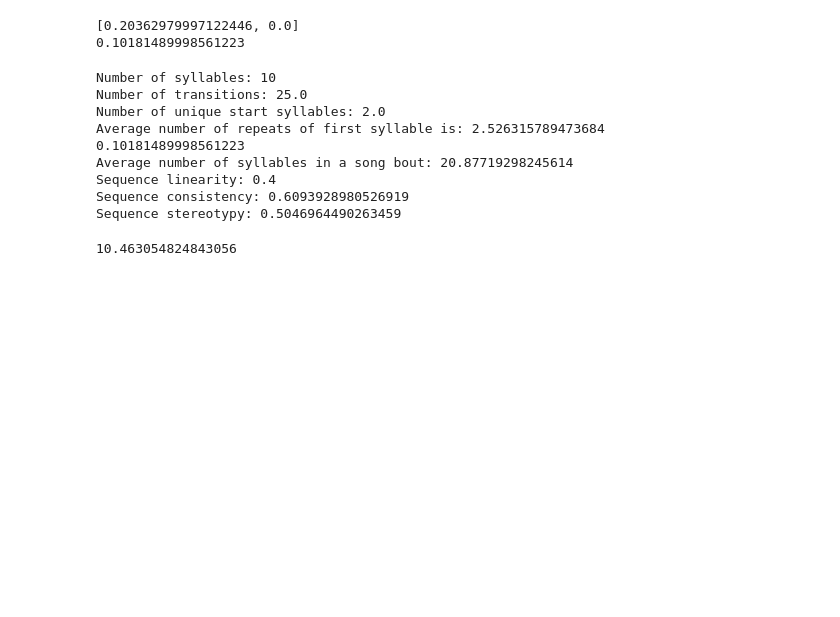
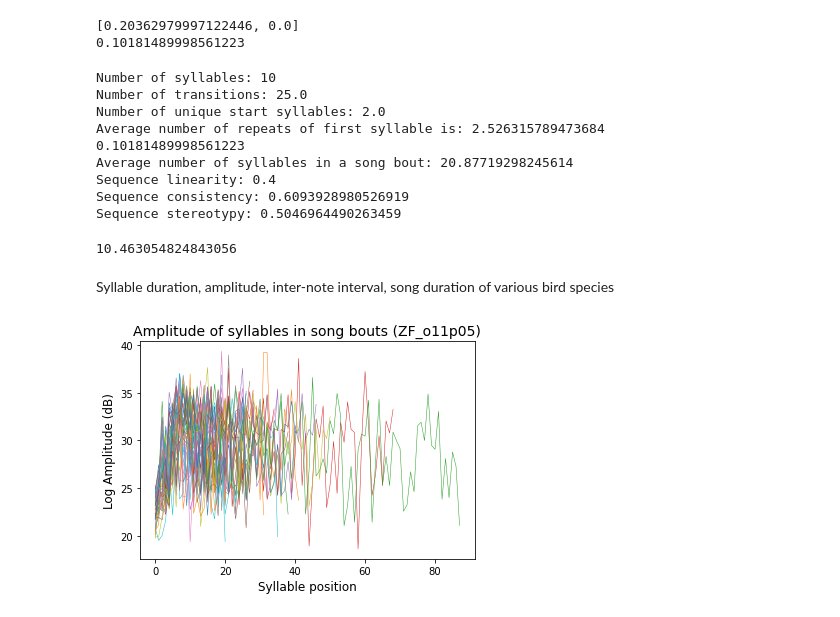
Before and after one commit to vasudha-kulkarni/IN-comparative-analysis, a Jupyter notebook: Quantifying_differences.ipynb, the cells around one changed output. Saved outputs shown, nothing was run; the diff lists cells and outputs as text; code cells hidden in the pictures; blank space fills up the shorter version.

Commit message:
amplitude, duration, intervals of one ZF

```diff
--- a/Quantifying_differences.ipynb
+++ b/Quantifying_differences.ipynb
@@ -179,7 +179,7 @@ Next, we're going to calculate the inter-note interval, amplitude and frequency
 #Define a function to pick song bouts that are long in length
 
 def motif_finder(bouts_list):
-    motif = bouts_list
+    motif = bouts_list.copy()
     syll_num = []
     short_song_idx = []
     for i in range(len(bouts_list)):
@@ -188,7 +188,7 @@ def motif_finder(bouts_list):
         syll_num.append(len(syllable_list))
     avg_syl_num = np.mean(syll_num)
     for i in range(len(syll_num)):
-        if syll_num[i] < avg_syl_num/2:
+        if syll_num[i] < avg_syl_num/3:
             short_song_idx.append(i)
     for i in range(len(short_song_idx)):
         short_song_idx[i] -= i
@@ -198,4 +198,4 @@ def motif_finder(bouts_list):
 
 
 song_motif = motif_finder(song_bouts)
-print(song_motif)
+#print(song_motif)
@@ -221,8 +241,8 @@ print(song_motif)
 repeat_y_n = []
 syll_num = []
 
-for i in range(len(song_bouts)):
-    bout = song_bouts[i]
+for i in range(len(song_motif)):
+    bout = song_motif[i]
     syllable_list = bout['Syll Label'].tolist()
     syll_num.append(len(syllable_list))
     if len(syllable_list) > 3:
@@ -240,8 +259,0 @@ Average number of syllables in a song bout: 21.87719298245614
-# %%
-list = []
-
-for i in syll_num:
-    if i > np.mean(syll_num)/2:
-        list.append(1)
-
-print(np.sum(list))
@@ -253,8 +263,8 @@ print(np.sum(list))
 #To count the number of repeated syllables in the beginning
 repeat_num = []
 
-for i in range(len(song_bouts)):
-    bout = song_bouts[i]
+for i in range(len(song_motif)):
+    bout = song_motif[i]
     syllable_list = bout['Syll Label'].tolist()
     for t in range(1, len(syllable_list)):
         if syllable_list[t] != syllable_list[0]:
@@ -325,3 +335,25 @@ Sequence linearity: 0.4
 Sequence consistency: 0.6093928980526919
 Sequence stereotypy: 0.5046964490263459
 10.463054824843056
+# %% [markdown]
+Syllable duration, amplitude, inter-note interval, song duration of various bird species
+# %%
+#To plot the log amplitude of syllables
+
+for i in range(len(song_motif)):
+    bout = song_motif[i]
+    amplitude = bout['Log Amplitude (dB)']
+    amplitude = amplitude.tolist()
+    x = np.arange(len(bout))
+    plt.plot(x, amplitude, linewidth = 0.5)
+
+
+plt.xlabel('Syllable position', fontsize = 12)
+plt.ylabel('Log Amplitude (dB)', fontsize = 12)
+plt.title('Amplitude of syllables in song bouts (ZF_o11p05)', fontsize = 14)
+
+plt.get_cmap('viridis')
+#plt.show()
+plt.savefig('01 amplitude all syllables.png', dpi = 600)
+# %% [output]
+[figure, added]
```
Also changed, not shown: parts of 12 cells of this notebook, 17 other files.
